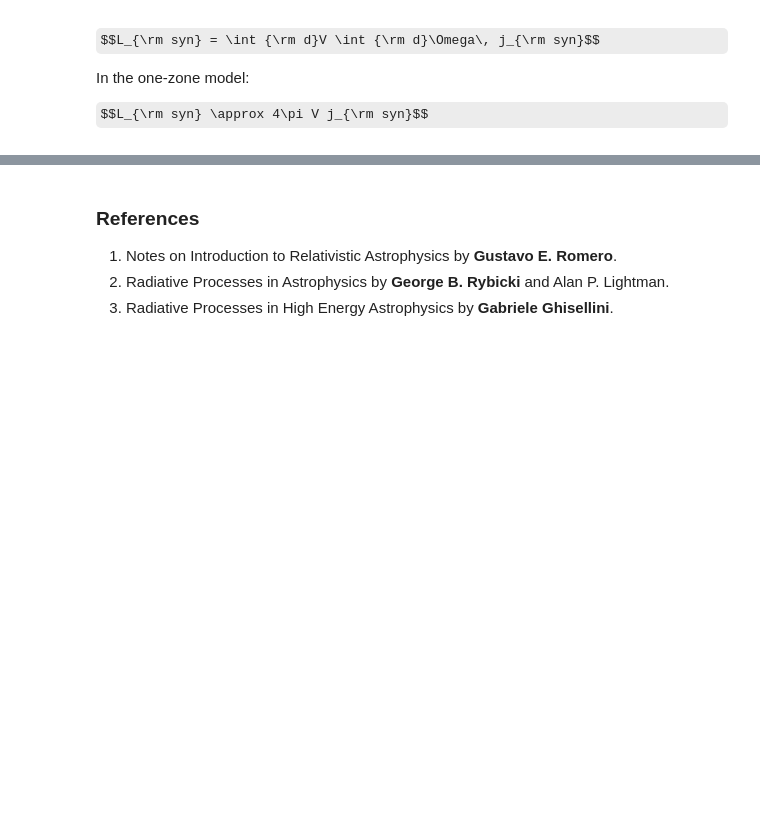
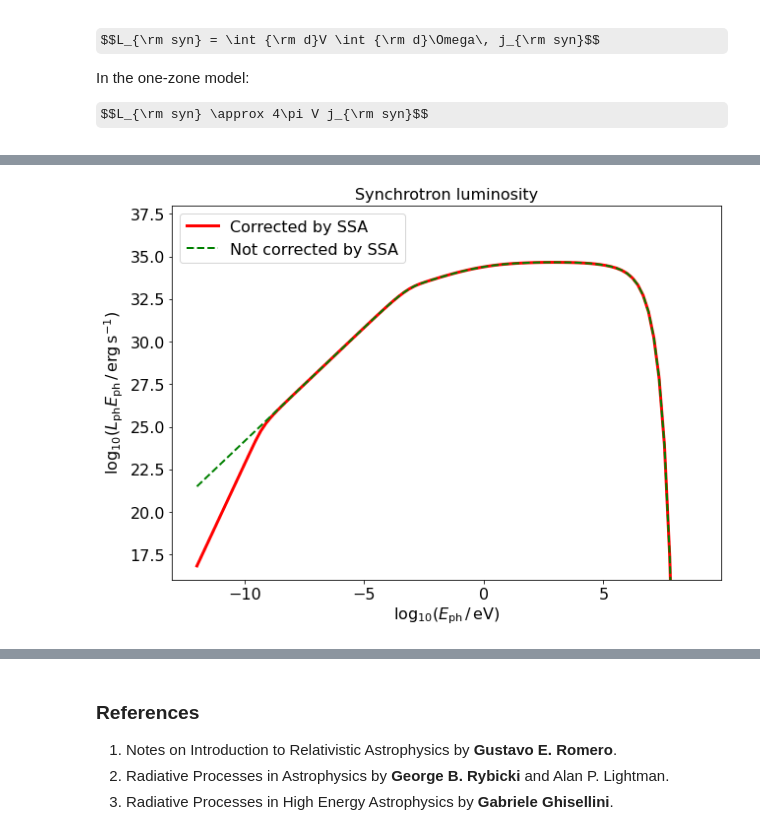
Before and after one commit to psotomayor/Relativistic-Astrophysics, a Jupyter notebook: Synchrotron.ipynb, the cells around one changed output, grey strips where cells are left out. Cells and saved outputs as stored; diff of their text form; code cells hidden in the pictures; some formulas as TeX source; blank space fills up the shorter version.

```diff
--- a/Synchrotron.ipynb
+++ b/Synchrotron.ipynb
@@ -698,0 +786,33 @@ plt.show()
+# %%
+# Optical depth
+
+opticalDepth = np.zeros(EphGrid)
+for i in range(EphGrid):
+    opticalDepth[i] = arrAsyn[i] * 2.*r
+
+# Corrected synchrotron luminosity
+
+arrLsyn = np.zeros(EphGrid)
+for i in range(EphGrid):
+    if opticalDepth[i] > 1e2:
+        arrLsyn[i] = 4.*pi*volume*arrJsyn[i]/opticalDepth[i]
+    elif opticalDepth[i] < 1e-2:
+        arrLsyn[i] = 4.*pi*volume*arrJsyn[i]
+    else:
+        arrLsyn[i] = 4.*pi*volume*arrJsyn[i]*(1 - exp(-opticalDepth[i]))/opticalDepth[i]
+# %%
+# Plot
+
+plt.figure(figsize=(10,7))
+plt.plot(np.log10(arrEph*erg2ev),np.log10(arrEph*arrLsyn), ls = "-", c='red', lw=3, label='Corrected by SSA')
+plt.plot(np.log10(arrEph*erg2ev),np.log10(4*pi*arrEph*arrJsyn*volume), ls = "--", c='green', lw=2, label='Not corrected by SSA')
+plt.xlabel(r"$\log_{10} (E_{\rm ph}\,/\,{\rm eV})$", fontsize=16)
+plt.ylabel(r"$\log_{10} (L_{\rm ph}E_{\rm ph}\,/\,{\rm erg\,s^{-1}})$", fontsize=16)
+plt.xticks(fontsize=16)
+plt.yticks(fontsize=16)
+plt.legend(fontsize=16)
+plt.title("Synchrotron luminosity", fontsize=16)
+plt.ylim(16,38)
+plt.show()
+# %% [output]
+[figure, added]
```
Also changed, not shown: parts of 18 cells of this notebook.
